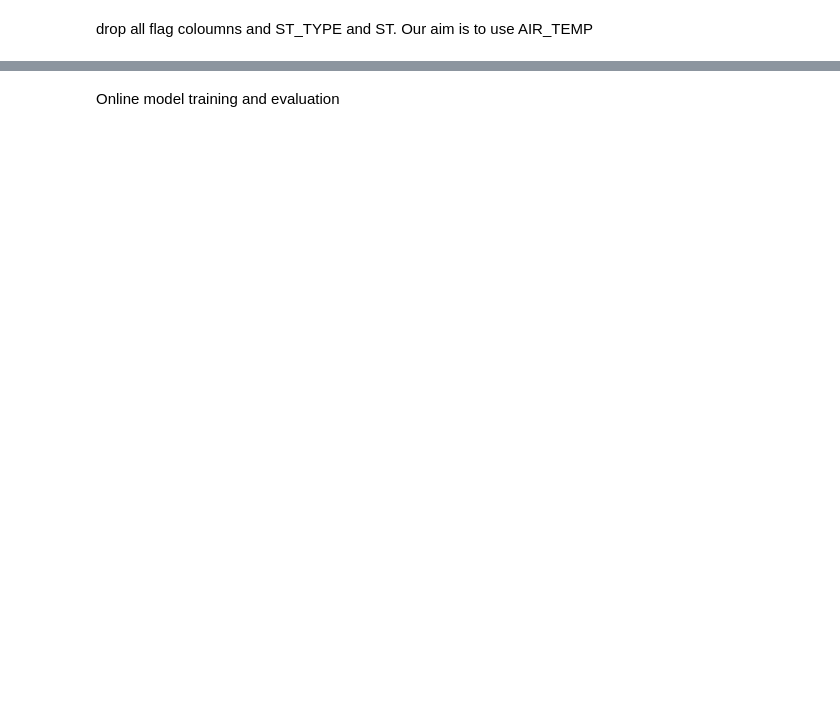
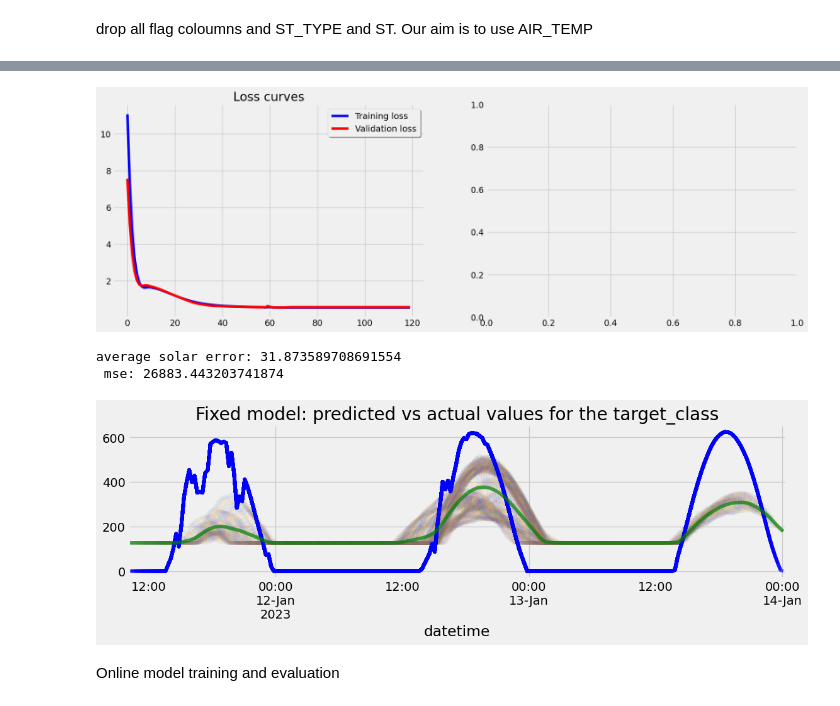
Before and after one commit to Muckthebuck/2023-Energy-kit, a Jupyter notebook: solar_temp_predictions.ipynb, the cells around one changed output, grey strips where cells are left out. Drawn from its saved outputs; the diff is of its cells as text; code cells hidden in the pictures; blank space fills up the shorter version.

Commit message:
pics for some of the lstm models

```diff
--- a/solar_temp_predictions.ipynb
+++ b/solar_temp_predictions.ipynb
@@ -135,7 +160,7 @@ plt.gcf().autofmt_xdate()
 # %%
 # split the data into inputs and targets
-freq = 5            # 1 point every 5 min
-step = int(60/5)    # number of points in an hour
+freq = 15            # 1 point every 15 min
+step = int(60/freq)    # number of points in an hour
 past = 3*24*step    # will be using last 3 days of data
 future = 1*24*step  # to predict next 1 day
 
@@ -169,20 +194,22 @@ def create_batches(train_data, val_data, T, pred_T, feature_name):
         y_test.append(test_labels.iloc[i:i+pred_T])
     X_test, y_test = np.array(X_test), np.array(y_test)
     print(f'Test data dimensions: {X_test.shape}, {y_test.shape}')
+    y_train = y_train.reshape(-1,future)
+    y_test = y_test.reshape(-1,future)
 
     scaler_x = StandardScaler()
     scaler_y = StandardScaler()
 
+    # X_train = scaler_x.fit_transform(X_train.reshape(-1, X_train.shape[-1])).reshape(X_train.shape)
+    # y_train = scaler_y.fit_transform(y_train.reshape(-1, y_train.shape[-1])).reshape(y_train.shape).reshape(-1,future)
 
-    X_train = scaler_x.fit_transform(X_train.reshape(-1, X_train.shape[-1])).reshape(X_train.shape)
-    y_train = scaler_y.fit_transform(y_train.reshape(-1, y_train.shape[-1])).reshape(y_train.shape).reshape(-1,future)
-
-    X_test= scaler_x.transform(X_test.reshape(-1, X_test.shape[-1])).reshape(X_test.shape)
-    y_test= scaler_y.transform(y_test.reshape(-1, y_test.shape[-1])).reshape(y_test.shape).reshape(-1,future)
+    # X_test= scaler_x.transform(X_test.reshape(-1, X_test.shape[-1])).reshape(X_test.shape)
+    # y_test= scaler_y.transform(y_test.reshape(-1, y_test.shape[-1])).reshape(y_test.shape).reshape(-1,future)
 
     print(f'(after normalisation) y data dimensions: {y_test.shape}, {y_train.shape}')
 
     return X_train, y_train, X_test, y_test, test_labels, scaler_x, scaler_y
 
 X_train, y_train, X_test, y_test, test_labels, scaler_x, scaler_y = create_batches(train_data, val_data, T, pred_T, 'SOLAR_RAD')
+print(type(X_train), type(y_train))
 # %% [output]
@@ -193,13 +225,12 @@ Test data dimensions: (15018, 864, 4), (15018, 288, 1)
 # %%
-
 # Let's make a list of CONSTANTS for modelling:
-LAYERS = [future//4, future//8, future//8, future]             # number of units in hidden and output layers
+LAYERS = [future*2, future//2, future, future]             # number of units in hidden and output layers
 M_TRAIN = X_train.shape[0]           # number of training examples (2D)
 M_TEST = X_test.shape[0]             # number of test examples (2D),full=X_test.shape[0]
 N = X_train.shape[2]                 # number of features
-BATCH = 512                         # batch size
-EPOCH = 50                           # number of epochs
-LR = 1e-1                            # learning rate of the gradient descent
+BATCH = 512                        # batch size
+EPOCH = 120                          # number of epochs
+LR = 1e-2                            # learning rate of the gradient descent
 LAMBD = 5e-2                         # lambda in L2 regularizaion
 DP = 0.00                            # dropout rate
 RDP = 0.00                           # recurrent dropout rate
@@ -213,21 +244,44 @@ model.add(LSTM(input_shape=(T,N), units=LAYERS[0],
             activation='tanh', recurrent_activation='hard_sigmoid',
             kernel_regularizer=l2(LAMBD), recurrent_regularizer=l2(LAMBD),
             dropout=DP, recurrent_dropout=RDP,
-            return_sequences=True, return_state=False,
-            stateful=False, unroll=False))
-model.add(LSTM(units=LAYERS[1],
-            activation='tanh', recurrent_activation='hard_sigmoid',
-            kernel_regularizer=l2(LAMBD), recurrent_regularizer=l2(LAMBD),
-            dropout=DP, recurrent_dropout=RDP,
-            return_sequences=True, return_state=False,
-            stateful=False, unroll=False))
-model.add(LSTM(units=LAYERS[2],
-            activation='tanh', recurrent_activation='hard_sigmoid',
-            kernel_regularizer=l2(LAMBD), recurrent_regularizer=l2(LAMBD),
-            dropout=DP, recurrent_dropout=RDP,
             return_sequences=False, return_state=False,
             stateful=False, unroll=False))
-model.add(Dense(units=LAYERS[3]))
+# model.add(LSTM(units=LAYERS[1],
+#             activation='tanh', recurrent_activation='hard_sigmoid',
+#             kernel_regularizer=l2(LAMBD), recurrent_regularizer=l2(LAMBD),
+#             dropout=DP, recurrent_dropout=RDP,
+#             return_sequences=True, return_state=False,
+#             stateful=False, unroll=False))
+# model.add(BatchNormalization())
+# model.add(LSTM(units=LAYERS[2],
+#             activation='tanh', recurrent_activation='hard_sigmoid',
+#             kernel_regularizer=l2(LAMBD), recurrent_regularizer=l2(LAMBD),
+#             dropout=DP, recurrent_dropout=RDP,
+#             return_sequences=False, return_state=False,
+#             stateful=False, unroll=False))
+model.add(Dense(units=LAYERS[3], activation = 'relu'))
+
+# model = Sequential()
+# model.add(Conv1D(filters=64, kernel_size=32, activation='relu', input_shape=(T,N)))
+# model.add(LSTM(units=LAYERS[0],
+#             activation='tanh', recurrent_activation='hard_sigmoid',
+#             kernel_regularizer=l2(LAMBD), recurrent_regularizer=l2(LAMBD),
+#             dropout=DP, recurrent_dropout=RDP,
+#             return_sequences=False, return_state=False,
+#             stateful=False, unroll=False))
+# # model.add(LSTM(units=LAYERS[1],
+# #             activation='tanh', recurrent_activation='hard_sigmoid',
+# #             kernel_regularizer=l2(LAMBD), recurrent_regularizer=l2(LAMBD),
+# #             dropout=DP, recurrent_dropout=RDP,
+# #             return_sequences=True, return_state=False,
+# #             stateful=False, unroll=False))
+# # model.add(LSTM(units=LAYERS[2],
+# #             activation='tanh', recurrent_activation='hard_sigmoid',
+# #             kernel_regularizer=l2(LAMBD), recurrent_regularizer=l2(LAMBD),
+# #             dropout=DP, recurrent_dropout=RDP,
+# #             return_sequences=False, return_state=False,
+# #             stateful=False, unroll=False))
+# model.add(Dense(units=LAYERS[3], activation='relu'))
 
 # Compile the model with Adam optimizer
 model.compile(loss='mse', metrics=['accuracy'],
@@ -314,3 +372,7 @@ None
+[figure, added]
+average solar error: 31.873589708691554
+ mse: 26883.443203741874
+[figure, added]
 # %% [markdown]
 Online model training and evaluation
 # %%
```
Also changed, not shown: parts of 14 cells of this notebook, 24 other files.
